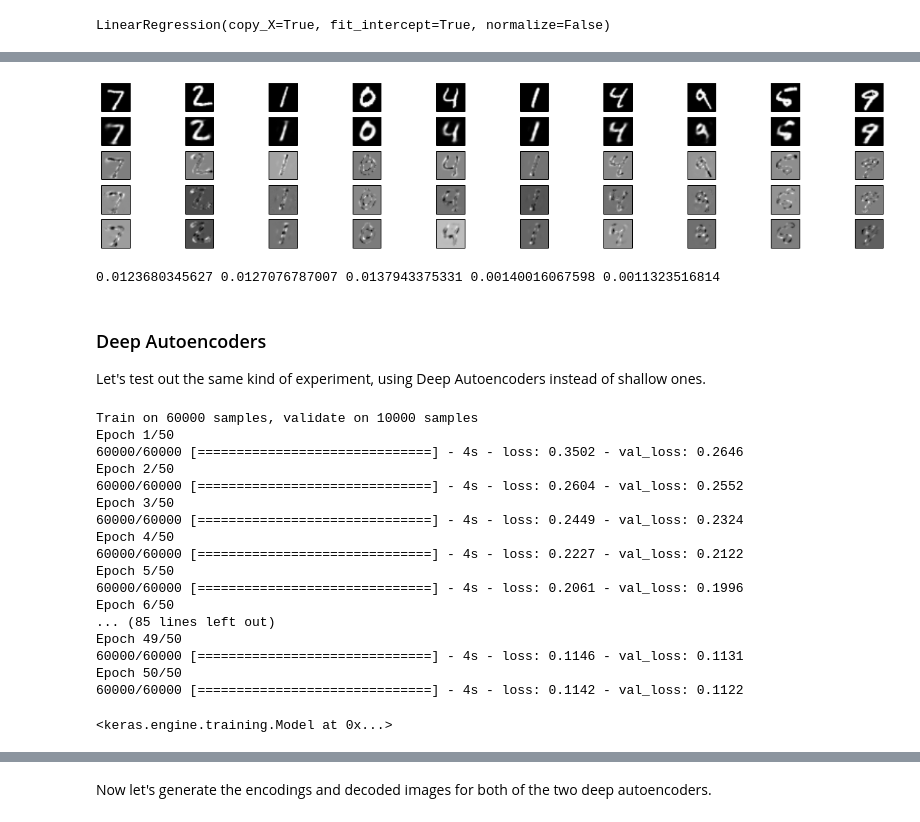
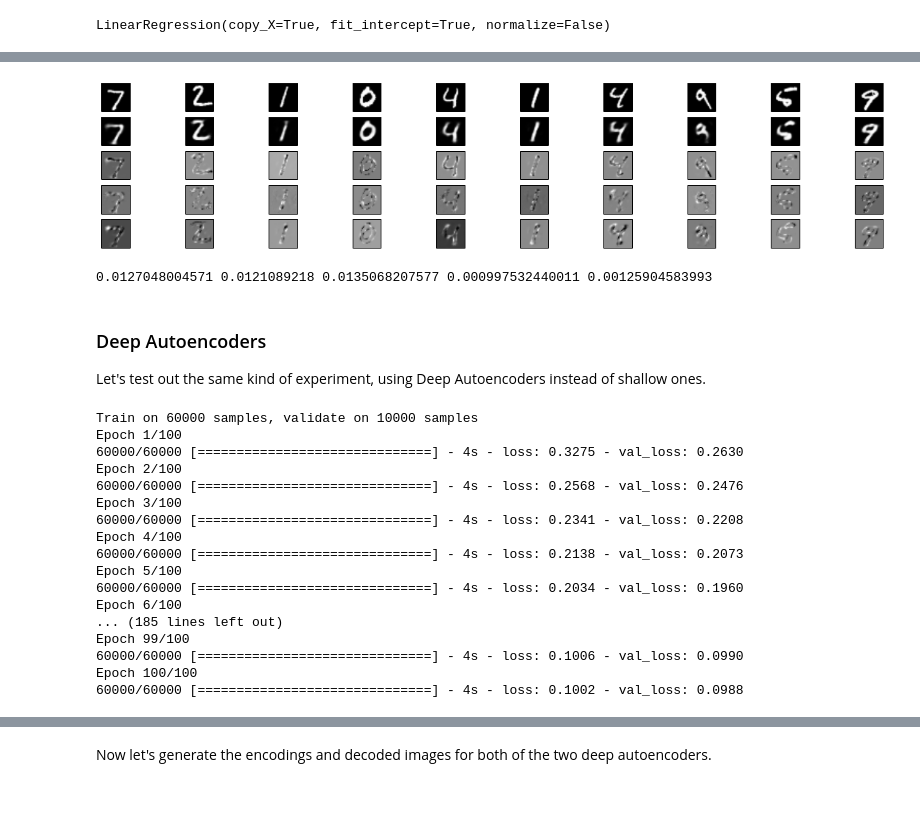
Before and after one commit to lucaslingle/representations, a Jupyter notebook: Representations.ipynb, the cells around one changed output, grey strips where cells are left out. Saved outputs shown, nothing was run; the diff lists cells and outputs as text; code cells hidden in the pictures.

```diff
--- a/Representations.ipynb
+++ b/Representations.ipynb
@@ -177,7 +177,7 @@ def create_autoencoder(image_pixels, encoding_dim, model_id):
 # %%
 # Make a function to train autoencoders.
 # Not at all necessary, but it looks a bit cleaner, especially when using the default params.
-def autoencoder_train(autoencoder, X_train, X_val, nr_epoch=50, batch_size=256):
+def autoencoder_train(autoencoder, X_train, X_val, nb_epoch=50, batch_size=256):
     autoencoder.fit(X_train, X_train, \
                 nb_epoch=nb_epoch, \
                 batch_size=batch_size, \
@@ -231,8 +231,8 @@ def visualize(list_of_image_arrays, n=10):
 
     plt.show()
 # %%
-(e1_codes, d1_imgs, a1_imgs) = get_encodings_and_reconstructions(encoder, decoder, autoencoder, X_test)
-(e2_codes, d2_imgs, a2_imgs) = get_encodings_and_reconstructions(e2, d2, a2, X_test)
+(e1_codes, d1_imgs, a1_imgs) = get_encodings_and_reconstructions(encoder, decoder, autoencoder, X_train)
+(e2_codes, d2_imgs, a2_imgs) = get_encodings_and_reconstructions(e2, d2, a2, X_train)
 
-visualize([X_test, d1_imgs, a1_imgs, d2_imgs, a2_imgs])
+visualize([X_train, d1_imgs, a1_imgs, d2_imgs, a2_imgs])
 # %% [output]
@@ -260,0 +261,15 @@ visualize([X_test, \
+# %%
+X_dataset = X_test
+
+(e1_codes_test, d1_imgs_test, a1_imgs_test) = get_encodings_and_reconstructions(encoder, decoder, autoencoder, X_dataset)
+(e2_codes_test, d2_imgs_test, a2_imgs_test) = get_encodings_and_reconstructions(e2, d2, a2, X_dataset)
+
+# We already trained clf on the training set. Let's test this mapping on the test set now.
+e12_codes_test = clf.predict(e1_codes_test)
+
+d2_imgs_from_e12_codes_test = d2.predict(e12_codes_test)
+
+visualize([X_dataset, \
+           d1_imgs_test, \
+           d2_imgs_test, \
+           d2_imgs_from_e12_codes_test])
@@ -261,29 +278,29 @@ visualize([X_test, \
 # %%
 # Diffs of e1-d2 images against original images, e2-d2 images, and e1-d1 images.
 
 # This seems to suggest that the encoder
 visualize([X_test, \
-           d2_imgs_from_e12_codes, \
-           d2_imgs_from_e12_codes - X_test, \
-           d2_imgs_from_e12_codes - d1_imgs, \
-           d2_imgs_from_e12_codes - d2_imgs])
+           d2_imgs_from_e12_codes_test, \
+           d2_imgs_from_e12_codes_test - X_test, \
+           d2_imgs_from_e12_codes_test - d1_imgs_test, \
+           d2_imgs_from_e12_codes_test - d2_imgs_test])
 
 from sklearn.metrics import mean_squared_error
-e1d1_vs_originals = mean_squared_error(d1_imgs, X_test)
-e2d2_vs_originals = mean_squared_error(d2_imgs, X_test)
-e1d2_vs_originals = mean_squared_error(d2_imgs_from_e12_codes, X_test)
-e1d2_vs_e1d1 = mean_squared_error(d2_imgs_from_e12_codes, d1_imgs)
-e1d2_vs_e2d2 = mean_squared_error(d2_imgs_from_e12_codes, d2_imgs)
+e1d1_vs_originals = mean_squared_error(d1_imgs_test, X_test)
+e2d2_vs_originals = mean_squared_error(d2_imgs_test, X_test)
+e1d2_vs_originals = mean_squared_error(d2_imgs_from_e12_codes_test, X_test)
+e1d2_vs_e1d1 = mean_squared_error(d2_imgs_from_e12_codes_test, d1_imgs_test)
+e1d2_vs_e2d2 = mean_squared_error(d2_imgs_from_e12_codes_test, d2_imgs_test)
 
 print e1d1_vs_originals, e2d2_vs_originals, e1d2_vs_originals, e1d2_vs_e1d1, e1d2_vs_e2d2
 
 # The diffs between e1-d2 and e2-d2 are smaller than
 # the diffs between e1-d2 and e1-d1,
 # and both diffs are an order of magnitude smaller
 # than the loss caused by encoding and decoding images to begin with.
 # %% [output]
-[figure, old version]
+[figure, new version]
-0.0123680345627 0.0127076787007 0.0137943375331 0.00140016067598 0.0011323516814
+0.0127048004571 0.0121089218 0.0135068207577 0.000997532440011 0.00125904583993
 # %% [markdown]
 ### Deep Autoencoders
 
@@ -340,23 +357,22 @@ def create_deep_autoencoder(image_pixels, encoding_dim, model_id):
 autoencoder_train(deep_a1, X_train, X_test, nb_epoch=100)
 # %% [output]
 Train on 60000 samples, validate on 10000 samples
-Epoch 1/50
-60000/60000 [==============================] - 4s - loss: 0.3502 - val_loss: 0.2646
-Epoch 2/50
-60000/60000 [==============================] - 4s - loss: 0.2604 - val_loss: 0.2552
-Epoch 3/50
-60000/60000 [==============================] - 4s - loss: 0.2449 - val_loss: 0.2324
-Epoch 4/50
-60000/60000 [==============================] - 4s - loss: 0.2227 - val_loss: 0.2122
-Epoch 5/50
-60000/60000 [==============================] - 4s - loss: 0.2061 - val_loss: 0.1996
-Epoch 6/50
-... (85 lines left out)
-Epoch 49/50
-60000/60000 [==============================] - 4s - loss: 0.1146 - val_loss: 0.1131
-Epoch 50/50
-60000/60000 [==============================] - 4s - loss: 0.1142 - val_loss: 0.1122
+Epoch 1/100
+60000/60000 [==============================] - 4s - loss: 0.3275 - val_loss: 0.2630
+Epoch 2/100
+60000/60000 [==============================] - 4s - loss: 0.2568 - val_loss: 0.2476
+Epoch 3/100
+60000/60000 [==============================] - 4s - loss: 0.2341 - val_loss: 0.2208
+Epoch 4/100
+60000/60000 [==============================] - 4s - loss: 0.2138 - val_loss: 0.2073
+Epoch 5/100
+60000/60000 [==============================] - 4s - loss: 0.2034 - val_loss: 0.1960
+Epoch 6/100
+... (185 lines left out)
+Epoch 99/100
+60000/60000 [==============================] - 4s - loss: 0.1006 - val_loss: 0.0990
+Epoch 100/100
+60000/60000 [==============================] - 4s - loss: 0.1002 - val_loss: 0.0988
-<keras.engine.training.Model at 0x...>
 # %%
 autoencoder_train(deep_a2, X_train, X_test, nb_epoch=100)
 # %% [output]
```
Also changed, not shown: parts of 17 cells of this notebook, 1 other file.
